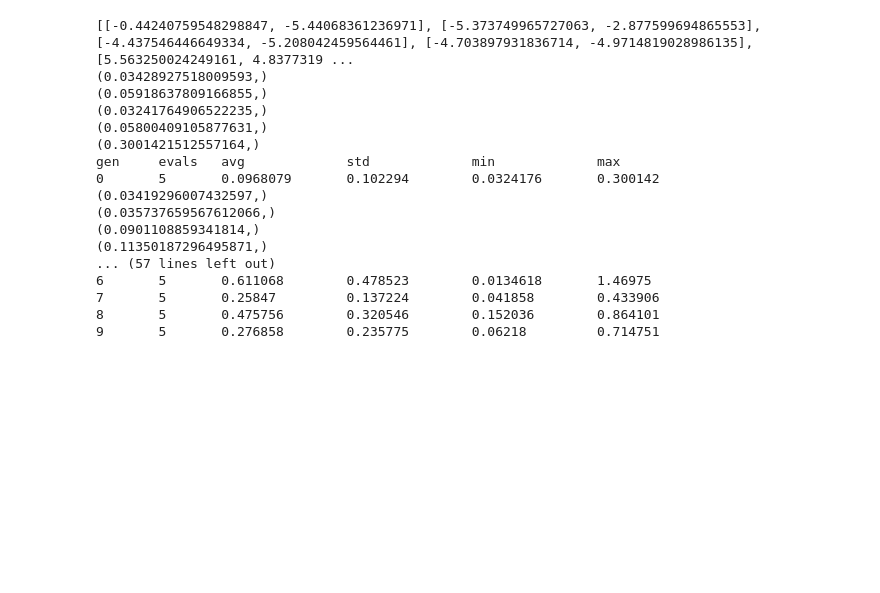
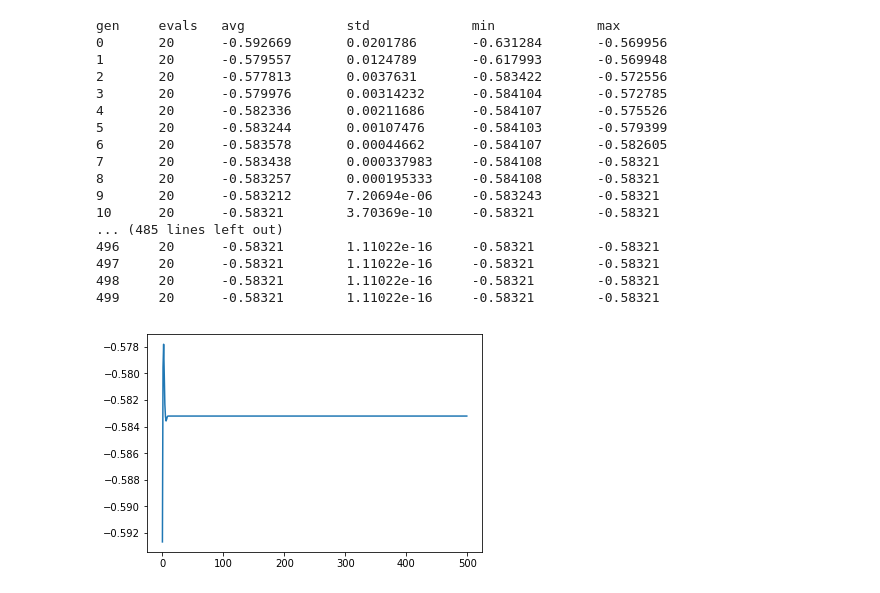
Before and after one commit to thnery/evolutionary_computing_samples, a Jupyter notebook: project/part_1_pso.ipynb, the cells around one changed output. Drawn from its saved outputs; the diff is of its cells as text; code cells hidden in the pictures; blank space fills up the shorter version.

```diff
--- a/project/part_1_pso.ipynb
+++ b/project/part_1_pso.ipynb
@@ -61,6 +70,6 @@ toolbox.register("evaluate", benchmarks.h1)
 # %%
 def main():
-    pop = toolbox.population(n=5)
+    pop = toolbox.population(n=20)
     stats = tools.Statistics(lambda ind: ind.fitness.values)
     stats.register("avg", numpy.mean)
     stats.register("std", numpy.std)
@@ -70,15 +79,14 @@ def main():
     logbook = tools.Logbook()
     logbook.header = ["gen", "evals"] + stats.fields
 
-    GEN = 10
+    GEN = 500
     best = None
-
-    print(pop)
 
     for g in range(GEN):
         for part in pop:
+            if len(part) == 0:
+                break
             part.fitness.values = toolbox.evaluate(part)
-            print(part.fitness.values)
             if not part.best or part.best.fitness < part.fitness:
                 part.best = creator.Particle(part)
                 part.best.fitness.values = part.fitness.values
@@ -93,25 +101,37 @@ def main():
         print(logbook.stream)
 
     return pop, logbook, best
+# %%
+def plot(items):
+    gens = []
+    avgs = []
+
+    for item in items:
+        gens.append(item['gen'])
+        avgs.append(item['avg'])
+
+    plt.plot(gens, avgs)
 # %%
 if __name__ == "__main__":
     results = main()
-    print(results[1])
+#     print(results[1])
+    plot(results[1])
 # %% [output]
-[[-0.44240759548298847, -5.44068361236971], [-5.373749965727063, -2.877599694865553], [-4.437546446649334, -5.208042459564461], [-4.703897931836714, -4.9714819028986135], [5.563250024249161, 4.8377319 ...
-(0.03428927518009593,)
-(0.05918637809166855,)
-(0.03241764906522235,)
-(0.05800409105877631,)
-(0.3001421512557164,)
 gen     evals   avg             std             min             max
-0       5       0.0968079       0.102294        0.0324176       0.300142
-(0.03419296007432597,)
-(0.035737659567612066,)
-(0.0901108859341814,)
-(0.11350187296495871,)
-... (57 lines left out)
-6       5       0.611068        0.478523        0.0134618       1.46975
-7       5       0.25847         0.137224        0.041858        0.433906
-8       5       0.475756        0.320546        0.152036        0.864101
-9       5       0.276858        0.235775        0.06218         0.714751
+0       20      -0.592669       0.0201786       -0.631284       -0.569956
+1       20      -0.579557       0.0124789       -0.617993       -0.569948
+2       20      -0.577813       0.0037631       -0.583422       -0.572556
+3       20      -0.579976       0.00314232      -0.584104       -0.572785
+4       20      -0.582336       0.00211686      -0.584107       -0.575526
+5       20      -0.583244       0.00107476      -0.584103       -0.579399
+6       20      -0.583578       0.00044662      -0.584107       -0.582605
+7       20      -0.583438       0.000337983     -0.584108       -0.58321
+8       20      -0.583257       0.000195333     -0.584108       -0.58321
+9       20      -0.583212       7.20694e-06     -0.583243       -0.58321
+10      20      -0.58321        3.70369e-10     -0.58321        -0.58321
+... (485 lines left out)
+496     20      -0.58321        1.11022e-16     -0.58321        -0.58321
+497     20      -0.58321        1.11022e-16     -0.58321        -0.58321
+498     20      -0.58321        1.11022e-16     -0.58321        -0.58321
+499     20      -0.58321        1.11022e-16     -0.58321        -0.58321
+[figure, added]
```
Also changed, not shown: parts of 6 cells of this notebook, 1 other file.
